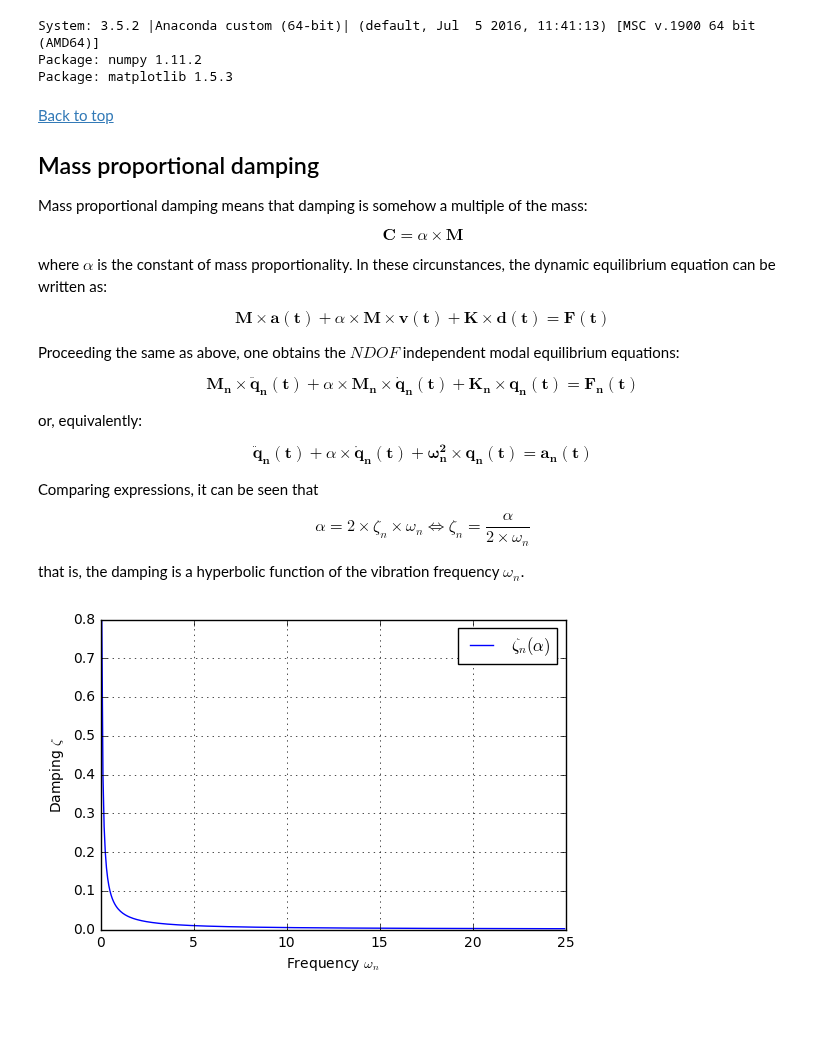
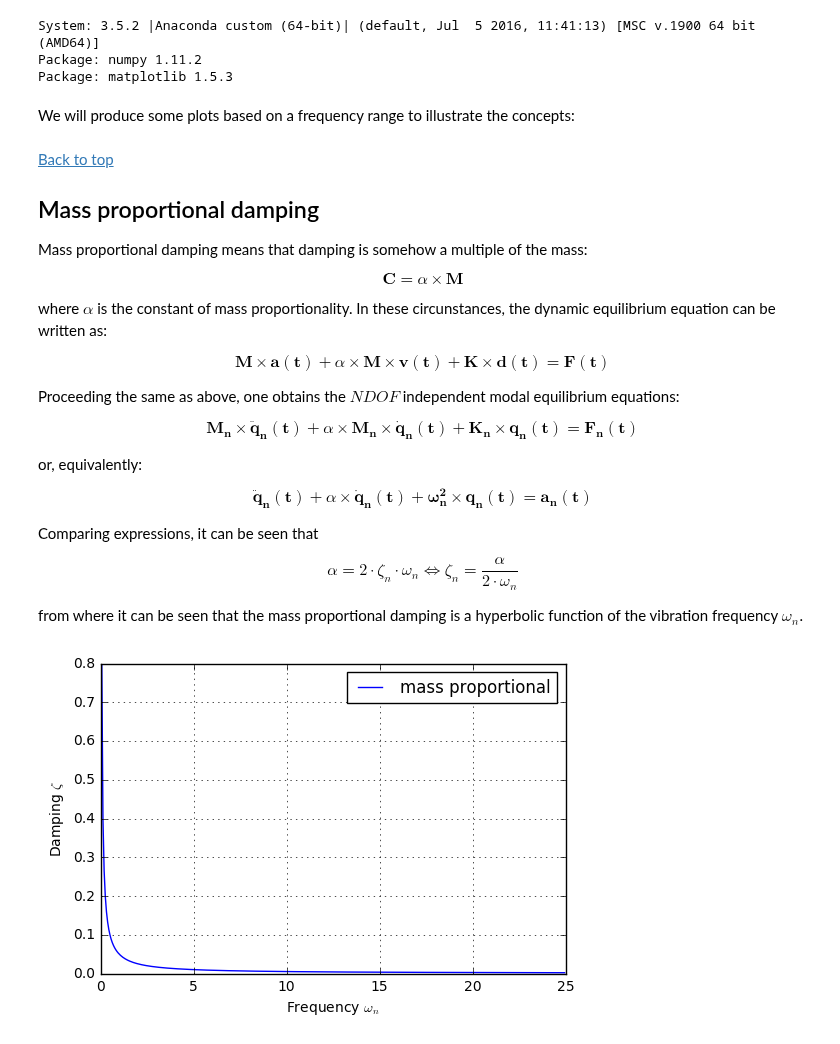
Before and after one commit to pxcandeias/py-notebooks, a Jupyter notebook: Rayleigh_damping.ipynb, the cells around one changed output. Drawn from its saved outputs; the diff is of its cells as text; code cells hidden in the pictures; blank space fills up the shorter version.

```diff
--- a/Rayleigh_damping.ipynb
+++ b/Rayleigh_damping.ipynb
@@ -108,6 +122,8 @@ for package in (np, mpl):
 System: 3.5.2 |Anaconda custom (64-bit)| (default, Jul  5 2016, 11:41:13) [MSC v.1900 64 bit (AMD64)]
 Package: numpy 1.11.2
 Package: matplotlib 1.5.3
+# %% [markdown]
+We will produce some plots based on a frequency range to illustrate the concepts:
 # %%
 import matplotlib.pyplot as plt
 %matplotlib inline
@@ -146,21 +162,21 @@ or, equivalently:
 Comparing expressions, it can be seen that
 
 \begin{equation}
-\alpha = 2 \times \zeta_n \times \omega_n \Leftrightarrow \zeta_n = \frac{\alpha}{2 \times \omega_n}
+\alpha = 2 \cdot \zeta_n \cdot \omega_n \Leftrightarrow \zeta_n = \frac{\alpha}{2 \cdot \omega_n}
 \end{equation}
 
-that is, the damping is a hyperbolic function of the vibration frequency $\omega_n$.
+from where it can be seen that the mass proportional damping is a hyperbolic function of the vibration frequency $\omega_n$.
 # %%
 alpha = 0.1
 zn_a = alpha/(2.*wn)
-plt.plot(wn, zn_a, label='$\\zeta_n ( \\alpha )$')
+plt.plot(wn, zn_a, label='mass proportional')
 plt.xlabel('Frequency $\\omega_n$')
 plt.ylabel('Damping $\\zeta$')
-plt.legend()
+plt.legend(loc='best')
 plt.grid(True)
 plt.show()
 # %% [output]
-[figure, old version]
+[figure, new version]
 # %% [markdown]
 [Back to top](#top)
 
```
Also changed, not shown: parts of 10 cells of this notebook.
